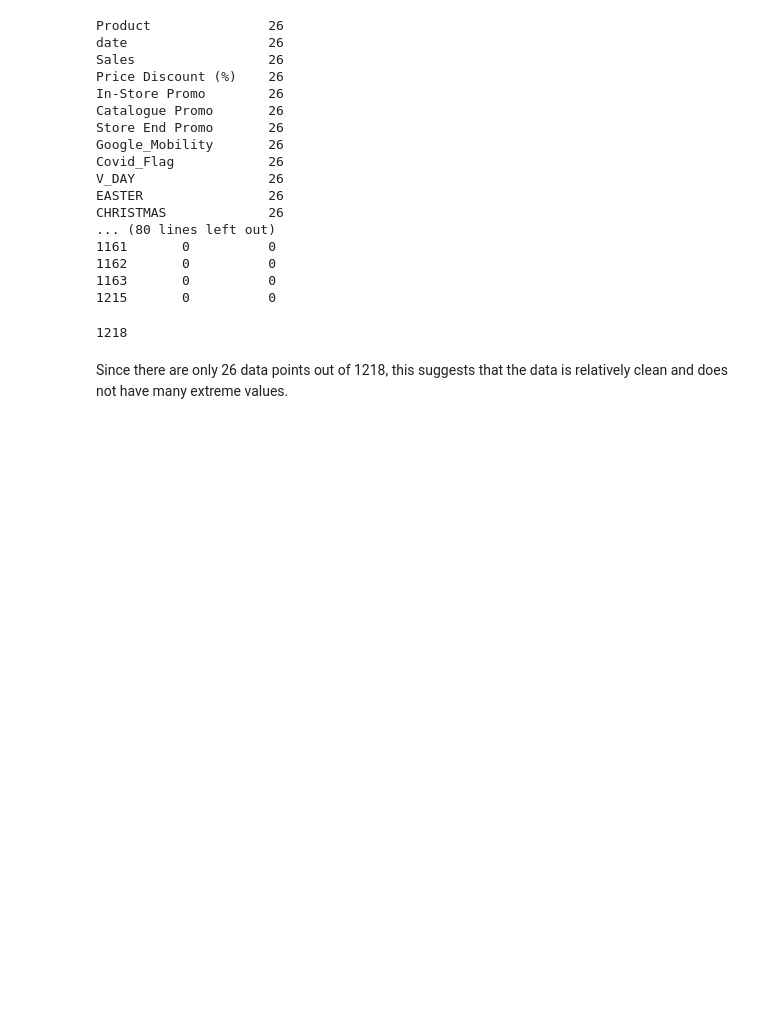
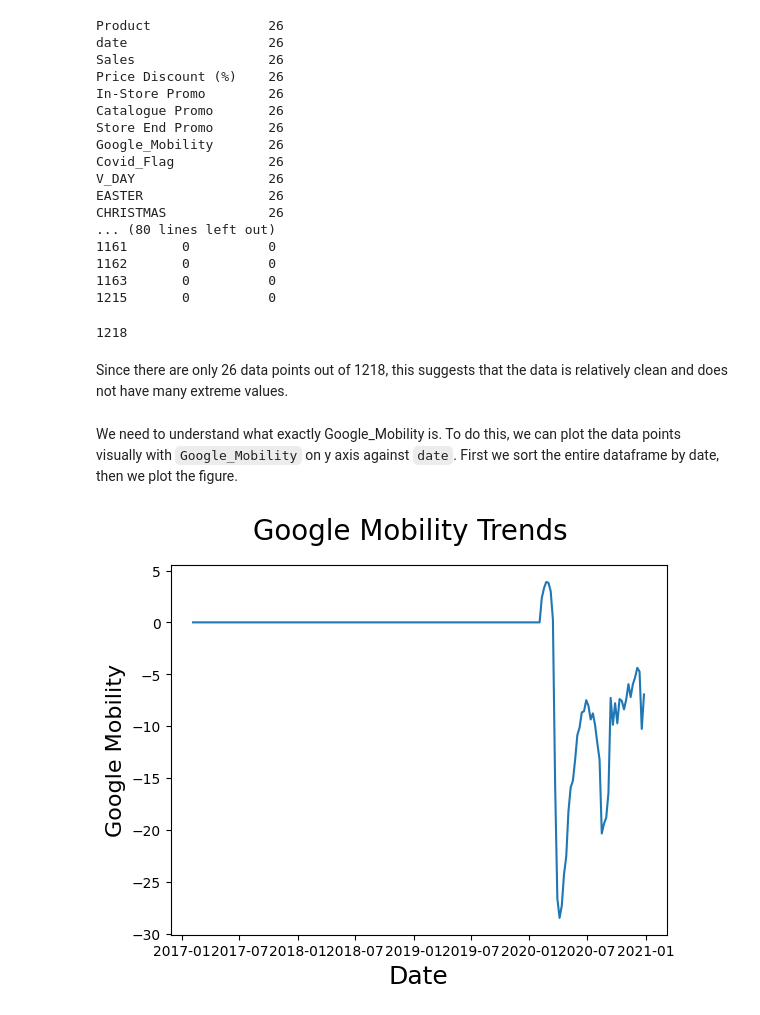
Before and after one commit to asherchok/retail-forecasting, a Jupyter notebook: project.ipynb, the cells around one changed output. Saved outputs shown, nothing was run; the diff lists cells and outputs as text; code cells hidden in the pictures; blank space fills up the shorter version.

```diff
--- a/project.ipynb
+++ b/project.ipynb
@@ -140,3 +141,16 @@ df.shape[0]
 1218
 # %% [markdown]
 Since there are only 26 data points out of 1218, this suggests that the data is relatively clean and does not have many extreme values.
+# %% [markdown]
+We need to understand what exactly Google_Mobility is. To do this, we can plot the data points visually with `Google_Mobility` on y axis against `date`. First we sort the entire dataframe by date, then we plot the figure.
+# %%
+df = df.sort_values('date')
+# %%
+fig = plt.figure()
+plt.plot(df['date'], df['Google_Mobility'])
+fig.suptitle('Google Mobility Trends', fontsize=20)
+plt.xlabel('Date', fontsize=18)
+plt.ylabel('Google Mobility', fontsize=16)
+fig.savefig('google_mobility_trends.jpg')
+# %% [output]
+[figure, added]
```
Also changed, not shown: parts of 23 cells of this notebook, 1 other file.
